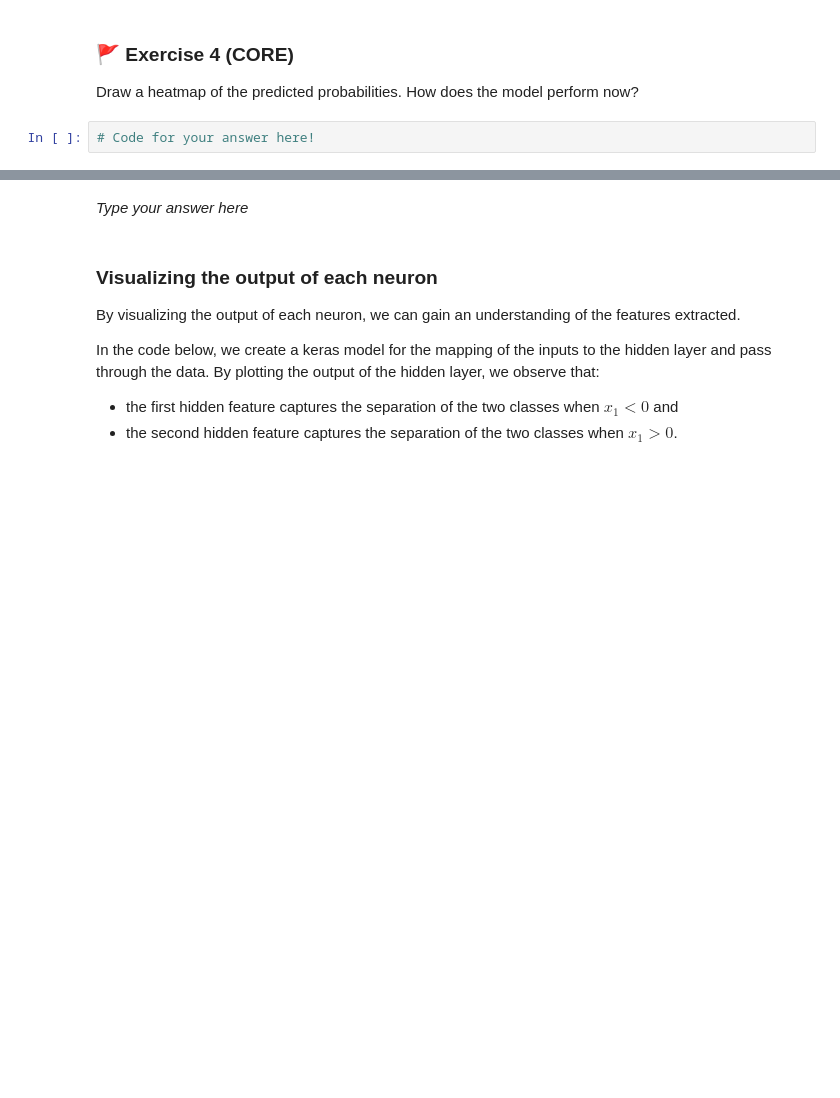
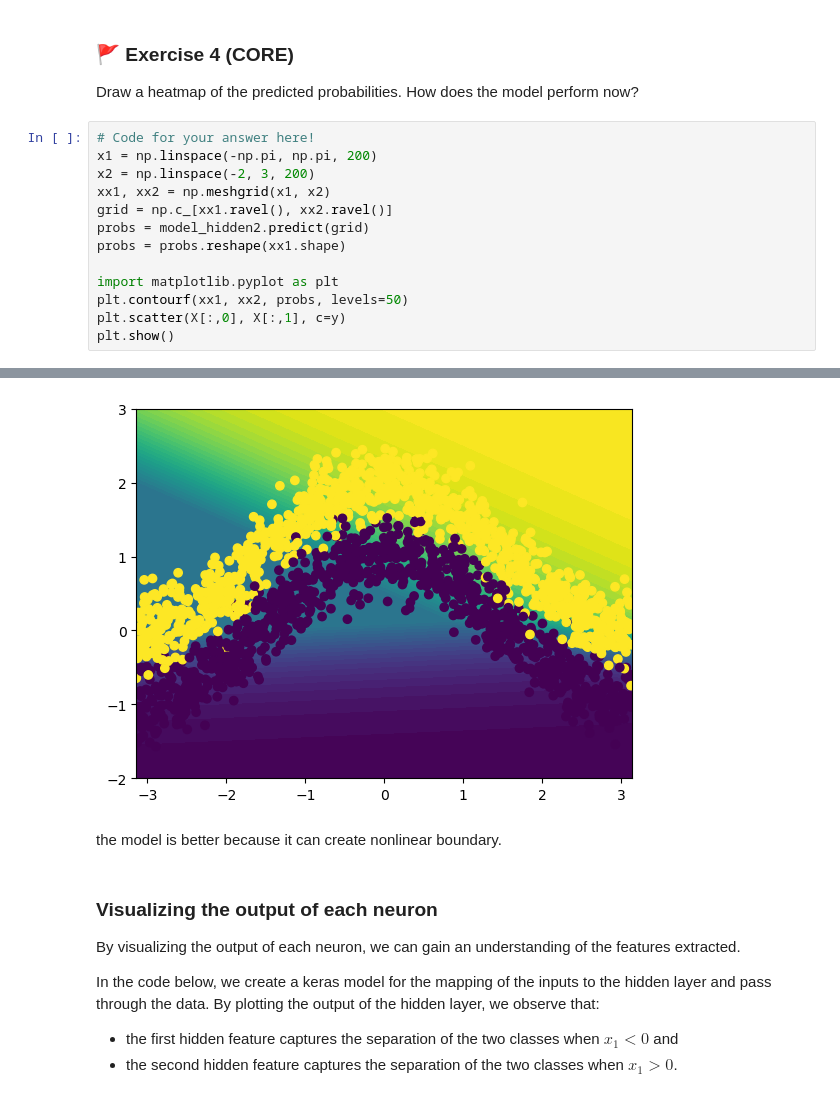
Before and after one commit to s2777427/MLP_2026_week09, a Jupyter notebook: mlp_week09.ipynb, the cells around one changed output, grey strips where cells are left out. Saved outputs shown, nothing was run; the diff lists cells and outputs as text; blank space fills up the shorter version.

```diff
--- a/mlp_week09.ipynb
+++ b/mlp_week09.ipynb
@@ -366,3 +375,15 @@ AttributeError: 'dict' object has no attribute 'history'
 Draw a heatmap of the predicted probabilities. How does the model perform now?
 # %%
 # Code for your answer here!
+x1 = np.linspace(-np.pi, np.pi, 200)
+x2 = np.linspace(-2, 3, 200)
+xx1, xx2 = np.meshgrid(x1, x2)
+grid = np.c_[xx1.ravel(), xx2.ravel()]
+probs = model_hidden2.predict(grid)
+probs = probs.reshape(xx1.shape)
+
+import matplotlib.pyplot as plt
+plt.contourf(xx1, xx2, probs, levels=50)
+plt.scatter(X[:,0], X[:,1], c=y)
+plt.show()
+# %% [output]
@@ -369,5 +391,6 @@ Draw a heatmap of the predicted probabilities. How does the model perform now?
+[figure, added]
 # %% [markdown]
-_Type your answer here_
+the model is better because it can create nonlinear boundary.
 # %% [markdown]
 ### Visualizing the output of each neuron
 
```
Also changed, not shown: parts of 13 cells of this notebook.
